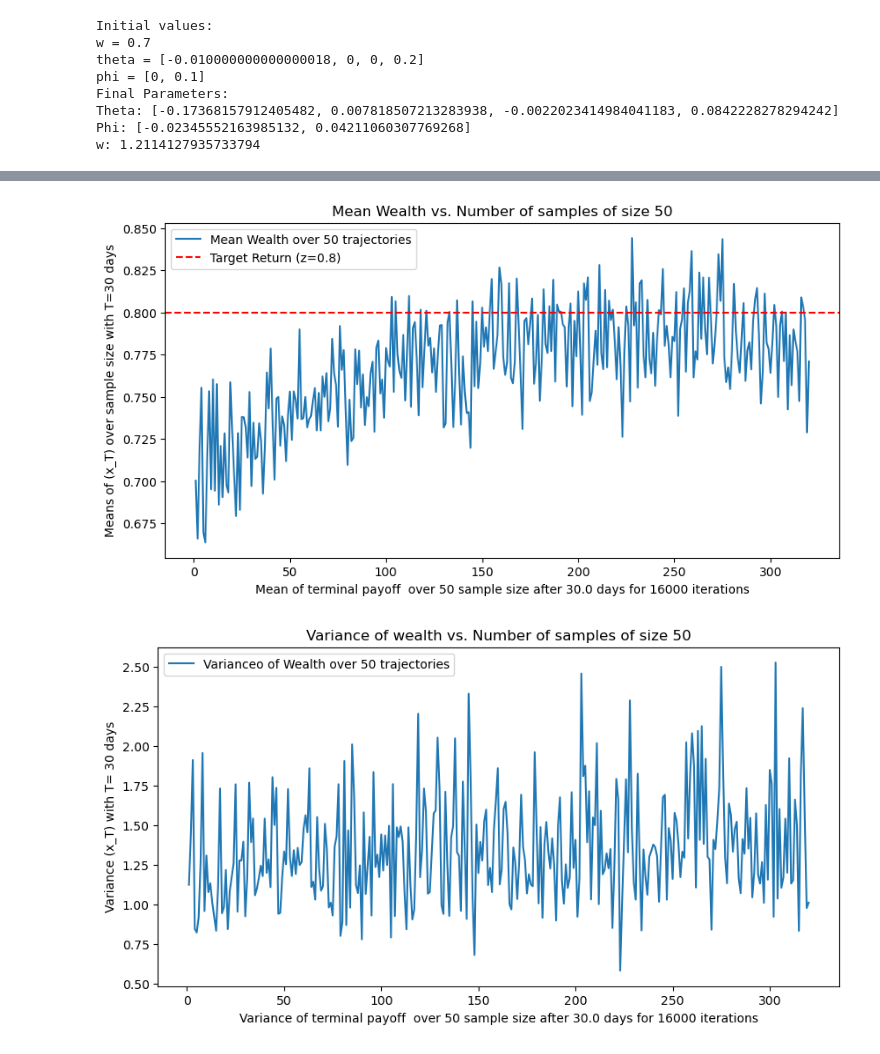
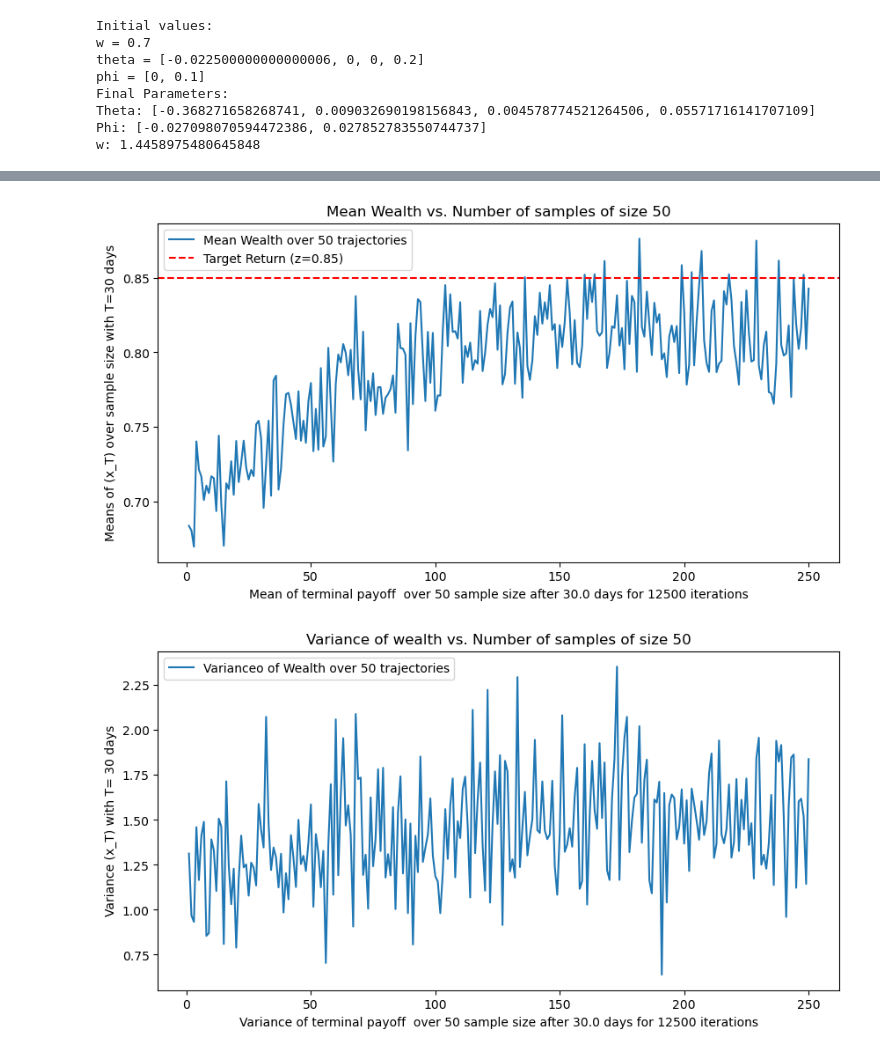
Before and after one commit to oscar10-wq/RL-Mathfin, a Jupyter notebook: RL_algorithm.ipynb, the cells around one changed output, grey strips where cells are left out. Drawn from its saved outputs; the diff is of its cells as text; code cells hidden in the pictures.

```diff
--- a/RL_algorithm.ipynb
+++ b/RL_algorithm.ipynb
@@ -16,11 +16,21 @@ market_simulator = pd.read_csv(
     index_col='Datum'       # Set 'Datum' as the index
 ).dropna()
 
+
 market_simulator["Average_SP_Index"] = (market_simulator["Hoch"] + market_simulator["Tief"]) / 2
 
 market_av = market_simulator["Average_SP_Index"]
 market_av = market_av.pct_change().dropna()
 market_returns = (market_av - market_av.mean()) / market_av.std()
-market_returns #hello
+
+
+market = market_simulator["Average_SP_Index"]
+
+#invert the data
+market = market.iloc[::-1]
+market_returns = market_returns.iloc[::-1]
+
+print(market_returns)
+print(market)
 # %% [output]
 Datum
@@ -100,22 +127,23 @@ def emv_portfolio_selection(
 
     for k in range(1, M + 1):
         D = [(0, x_0)]  # Collected samples as tuples (time, wealth)
-        #print(k)
         for i in range(1, int(T / delta_t)):
-            #print("D", D)
+
+            #simulate the market
             t_k, x_k = market_simulator(phi_policy, D, w, T, lamb,delta_t,r)
+
+            #sample collection
             D.append((t_k, x_k))
+
             # Compute Bellman error
             delta_t_error = compute_bellman_error(theta, phi, D, w, T, lamb, delta_t)
-            #print(delta_t_error)
-            #print("delta error", delta_t_error)
+
             # Compute gradients (Equations 48-51)
             grad_theta_1 = compute_grad_theta_1(theta, phi, D, w, T, lamb, delta_t)
             grad_theta_2 = compute_grad_theta_2(theta, phi, D, w, T, lamb, delta_t)
             grad_phi_1   = compute_grad_phi_1(theta, phi, D, w, T, lamb, delta_t)
             grad_phi_2   = compute_grad_phi_2(theta, phi, D, w, T, lamb, delta_t)
 
-            #print(grad_phi_1, grad_phi_2, grad_phi_1, grad_phi_2)
             # Update parameters
             theta[1] -= eta_theta * grad_theta_1
             theta[2] -= eta_theta * grad_theta_2
@@ -156,12 +184,10 @@ def market_simulator(phi_policy, D, w, T, lamb, delta_t,r):
     """Simulates the market and returns sampled (t_k, x_k)."""
     t_k, x_k = D[-1] #get the last sample
     policy = policy_phi(phi_policy, x_k, t_k, T,w,lamb)
-    #policy= np.random.normal(0,1)
-    #print("1/delta_t", 1/delta_t)
-    #print("t_k", t_k)
-    #print((1/delta_t)*t_k + 1)
-    dx = market_returns[int((1/delta_t)*t_k + 1)] #change when going to t_k+1
-    #print(dx)
+
+
+   #market return going in
+    dx = market_return_plot[int((1/delta_t)*t_k + 1)] #change when going to t_k+1
     bank_acc = (1- policy)*x_k*(1+r*1/365) #bank account becomes this with yearly interest of r
     risky_ass = (1+dx)*x_k*policy #put the allocated asset in risky and observe how it changes
     x_k = bank_acc + risky_ass #observe x_(k+1) with allocation u_i = policy
@@ -268,11 +294,11 @@ def compute_grad_phi_2(theta, phi, D, w, T, lamb, delta_t):
 # Hyperparameter tunning ----------------------------------------------------------
 learning_rates = (0.05, 0.000005, 0.000005)  # (alpha, eta_theta, eta_phi)
 initial_wealth = 0.7
-target_payoff = 0.8
+target_payoff = 0.85
 investment_horizon = 1
 discretization_dt = 1/30 #number of days
-exploration_rate = 3 #before 0.1
-num_iterations = 16000
+exploration_rate = 3 #lambda
+num_iterations = 125    00
 sample_average_size = 50
 interest_rate = 0.02
 
@@ -372,9 +398,9 @@ plt.show()
 # %% [output]
 Initial values:
 w = 0.7
-theta = [-0.010000000000000018, 0, 0, 0.2]
+theta = [-0.022500000000000006, 0, 0, 0.2]
 phi = [0, 0.1]
 Final Parameters:
-Theta: [-0.17368157912405482, 0.007818507213283938, -0.0022023414984041183, 0.0842228278294242]
-Phi: [-0.02345552163985132, 0.04211060307769268]
-w: 1.2114127935733794
+Theta: [-0.368271658268741, 0.009032690198156843, 0.004578774521264506, 0.05571716141707109]
+Phi: [-0.027098070594472386, 0.027852783550744737]
+w: 1.4458975480645848
@@ -383,3 +409,3 @@ w: 1.2114127935733794
-[figure, old version]
+[figure, new version]
-[figure, old version]
+[figure, new version]
 [figure]
```
Also changed, not shown: parts of 3 cells of this notebook.
